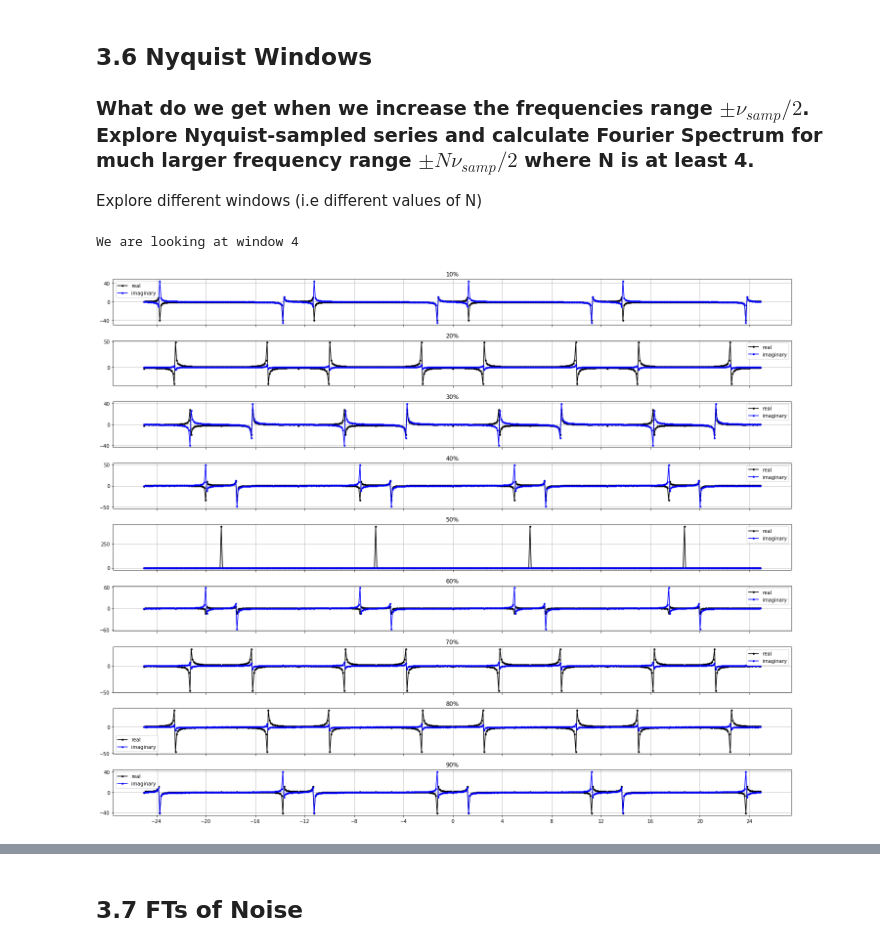
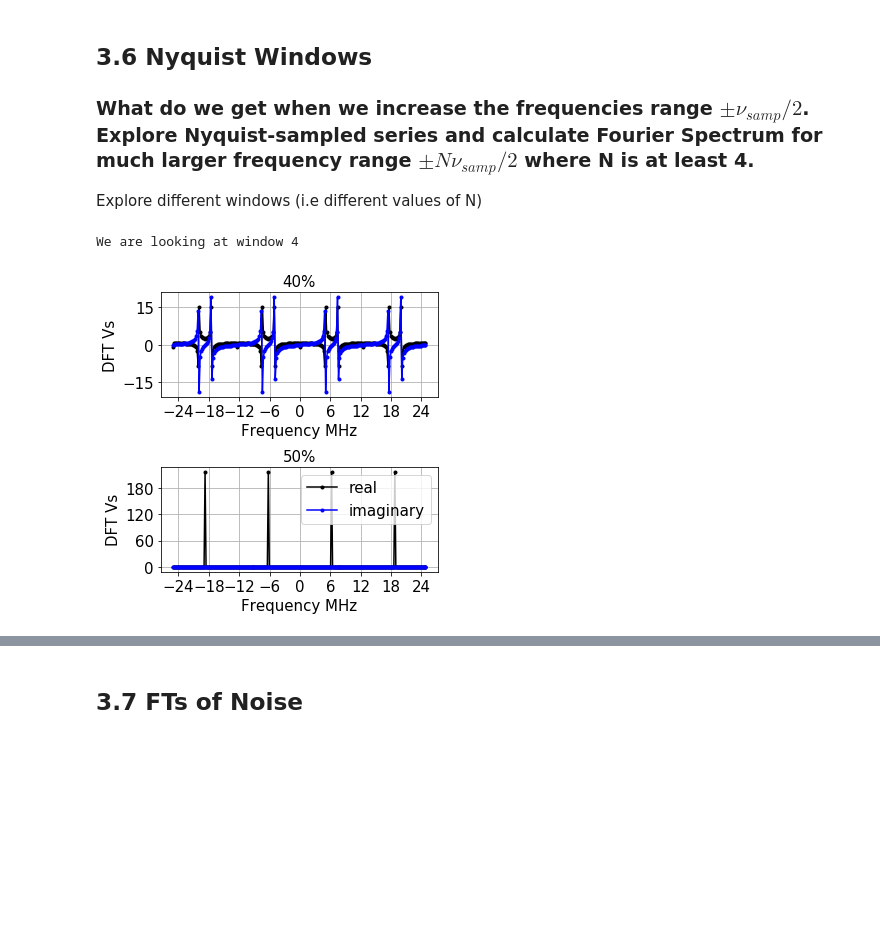
Before and after one commit to ahermosillo/ugastro121, a Jupyter notebook: Lab1/Lab1_dataAnalysis.ipynb, the cells around one changed output, grey strips where cells are left out. Cells and saved outputs as stored; diff of their text form; code cells hidden in the pictures; blank space fills up the shorter version.

Commit message:
made plots and finished jupyter notebook

```diff
--- a/Lab1/Lab1_dataAnalysis.ipynb
+++ b/Lab1/Lab1_dataAnalysis.ipynb
@@ -269,7 +413,7 @@ plt.tight_layout()
 
 Explore different windows (i.e different values of N)
 # %%
-def plotNDFT(signal, vSamp, n, dataStreamEnd = 2**10):
+def plotNDFT(signal, vSamp, n, beg = 100, N = 2**10):
     """
     N  == number of samples
     signal == array of 9 arrays that correspond to (0.1, 0.2, .., 0.9)vSamp
@@ -278,33 +422,40 @@ def plotNDFT(signal, vSamp, n, dataStreamEnd = 2**10):
     output =============
     plot of the power spectrum P(v) = E(v)*E(v)* which we get by using discrete fourier transform
     """
-    N = dataStreamEnd - dataStreamEnd/2
-    dataStreamBeg = dataStreamEnd/2
+    dataStreamEnd = N + beg
+
+    dataStreamBeg = beg
+
     time = np.linspace(-N/2./vSamp, (N/2.-1)/vSamp, N)
     nu = np.linspace(-n*vSamp/2., (n*vSamp/2.)*(1- 2./N), N)
 
-    fig, ax = plt.subplots(9,1, figsize = (20,16))
-
-    for i in range(len(signal)):
-        freq, vDFT = dft.dft(vSig[i][dataStreamBeg:dataStreamEnd],time, nu, vsamp = vSamp )
+    fig, ax = plt.subplots(2,1, figsize = (5,5))
+    ax = ax.ravel()
+    pts = np.array([3,4])
+    for i,p in zip(range(len(signal)), pts):
+        freq, vDFT = dft.dft(vSig[p][dataStreamBeg:dataStreamEnd],time, nu, vsamp = vSamp )
 
         ax[i].plot(freq, np.real(vDFT), 'k.-', label = 'real')
         ax[i].plot(freq, np.imag(vDFT), 'b.-', label = 'imaginary')
-        ax[i].set_title('{}0%'.format(i+1))
+        ax[i].set_title('{}0%'.format(p+1), fontsize = 15)
 
 
-        ax[i].yaxis.set_major_locator(plt.MaxNLocator(2))
-        ax[i].xaxis.set_major_locator(plt.MaxNLocator(18))
+        ax[i].yaxis.set_major_locator(plt.MaxNLocator(4))
+        ax[i].xaxis.set_major_locator(plt.MaxNLocator(10))
         ax[i].grid()
-        ax[i].legend()
+        ax[i].set_xlabel('Frequency MHz', fontsize= 15)
+        ax[i].set_ylabel('DFT Vs', fontsize= 15)
+        ax[i].tick_params( labelsize = 15)
+    ax[1].legend(fontsize= 15)
 
-        if i != 8:
-            ax[i].set_xticklabels([])
+#         if i != 8:
+#             ax[i].set_xticklabels([])
     plt.tight_layout()
     print('We are looking at window {}'.format(n))
 # %%
-plotNDFT(vSig, vSamp, 4)
+plotNDFT(vSig, vSamp, 4, N = 2**8)
+plt.savefig('nyquist4')
 # %% [output]
 We are looking at window 4
-[figure, old version]
+[figure, new version]
 # %%
```
Also changed, not shown: parts of 77 cells of this notebook, 33 other files.
